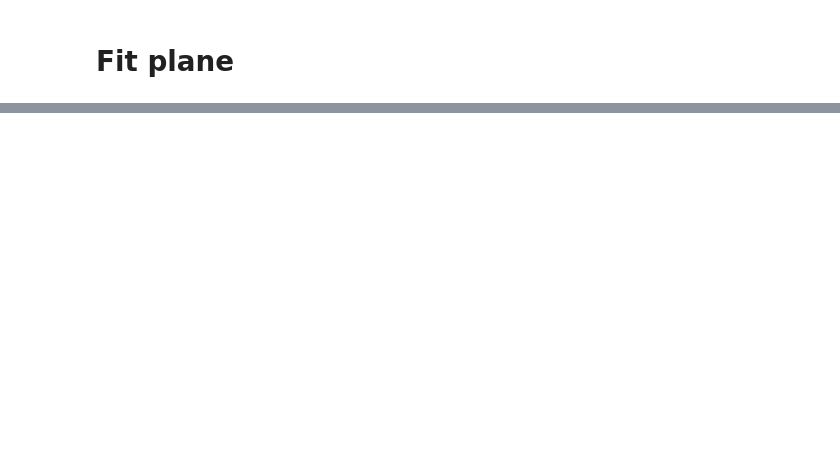
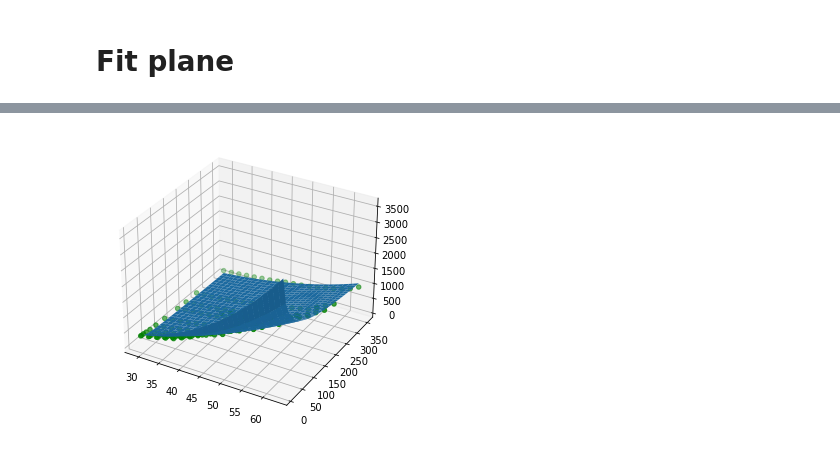
Before and after one commit to JoanneCETsai/Temperature_Calibration, a Jupyter notebook: main.ipynb, the cells around one changed output, grey strips where cells are left out. Cells and saved outputs as stored; diff of their text form; code cells hidden in the pictures; blank space fills up the shorter version.

Commit message:
added surface fit

```diff
--- a/main.ipynb
+++ b/main.ipynb
@@ -301,5 +262,0 @@ for i in range(0,len(Dict)):
-# %%
-for item in tem:
-    plt.plot(item)
-    plt.xlabel("frame")
-    plt.ylabel("temperature")
@@ -309,0 +312,14 @@ for item in tem:
+# %%
+fig = plt.figure(figsize = (10, 7))
+ax = plt.axes(projection ="3d")
+points = []
+for i, v in enumerate(list(Dict_new_fit.keys())):
+    P = np.linspace(29,29+2*(len(Dict_new_fit[v])-1),(len(Dict_new_fit[v])-1)+1)
+    V = [v]*((len(Dict_new_fit[v])-1)+1)
+    T = Tem[i]
+    ax.scatter3D(P, V, T, color = "green")
+    ax.set_xlabel("power - W")
+    ax.set_ylabel("velocity - mm/sec")
+    ax.set_zlabel("temperature - C")
+    point = [list(x) for x in zip(*[P,V,T])]
+    points.append(point)
@@ -309,0 +328,34 @@ for item in tem:
+# %%
+import numpy as np
+from scipy.optimize import curve_fit
+from mpl_toolkits.mplot3d import Axes3D
+import matplotlib.pyplot as plt
+def function(data, a, b, c):
+    x = data[0]
+    y = data[1]
+    return a * (x**b) * (y**c)
+
+x_data = []
+y_data = []
+z_data = []
+for velo in points:
+    for item in velo:
+        x_data.append(item[0]) # power
+        y_data.append(item[1]) # velocity
+        z_data.append(item[2]) # temperature
+
+parameters, covariance = curve_fit(function, [x_data, y_data], z_data)
+model_x_data = np.linspace(min(x_data), max(x_data), 30)
+model_y_data = np.linspace(min(y_data), max(y_data), 30)
+X, Y = np.meshgrid(model_x_data, model_y_data)
+Z = function(np.array([X, Y]), *parameters)
+fig = plt.figure()
+# setup 3d object
+ax = Axes3D(fig)
+# plot surface
+ax.plot_surface(X, Y, Z)
+# plot input data
+ax.scatter(x_data, y_data, z_data, color='green')
+plt.show()
+# %% [output]
+[figure, added]
```
Also changed, not shown: parts of 17 cells of this notebook, 1 other file.
